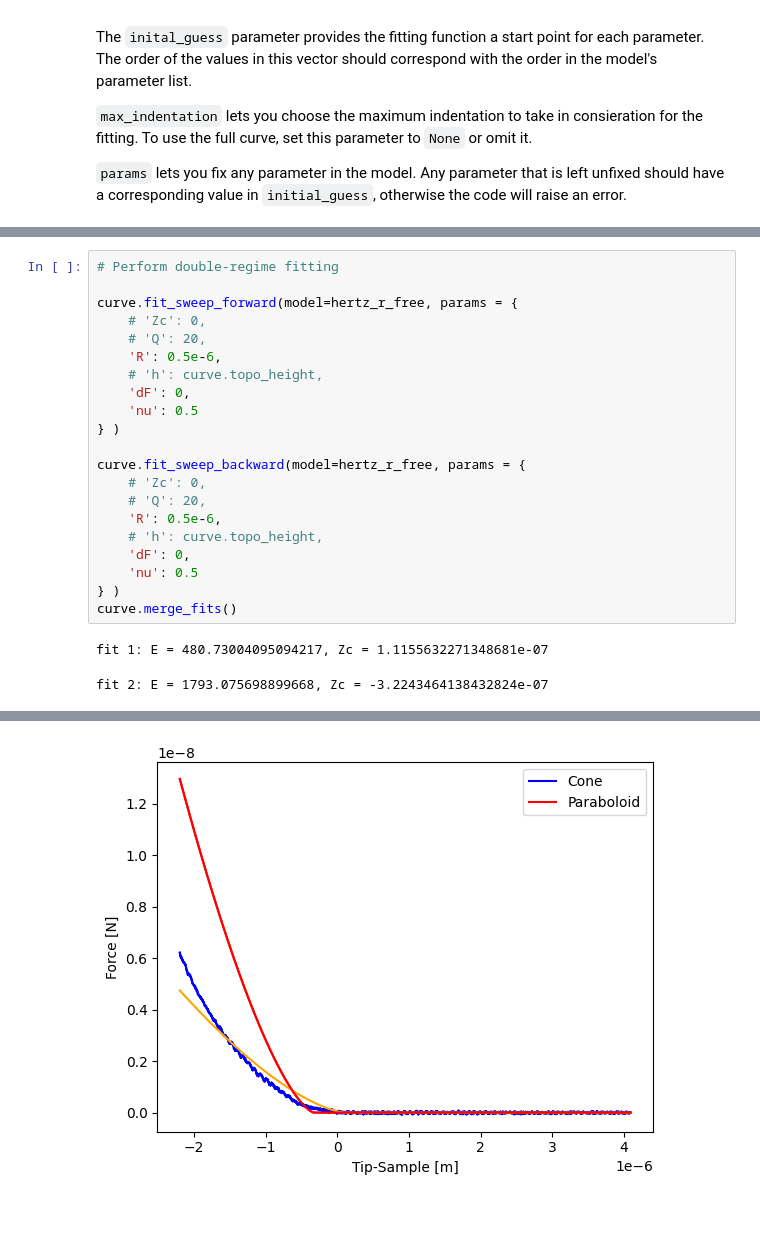
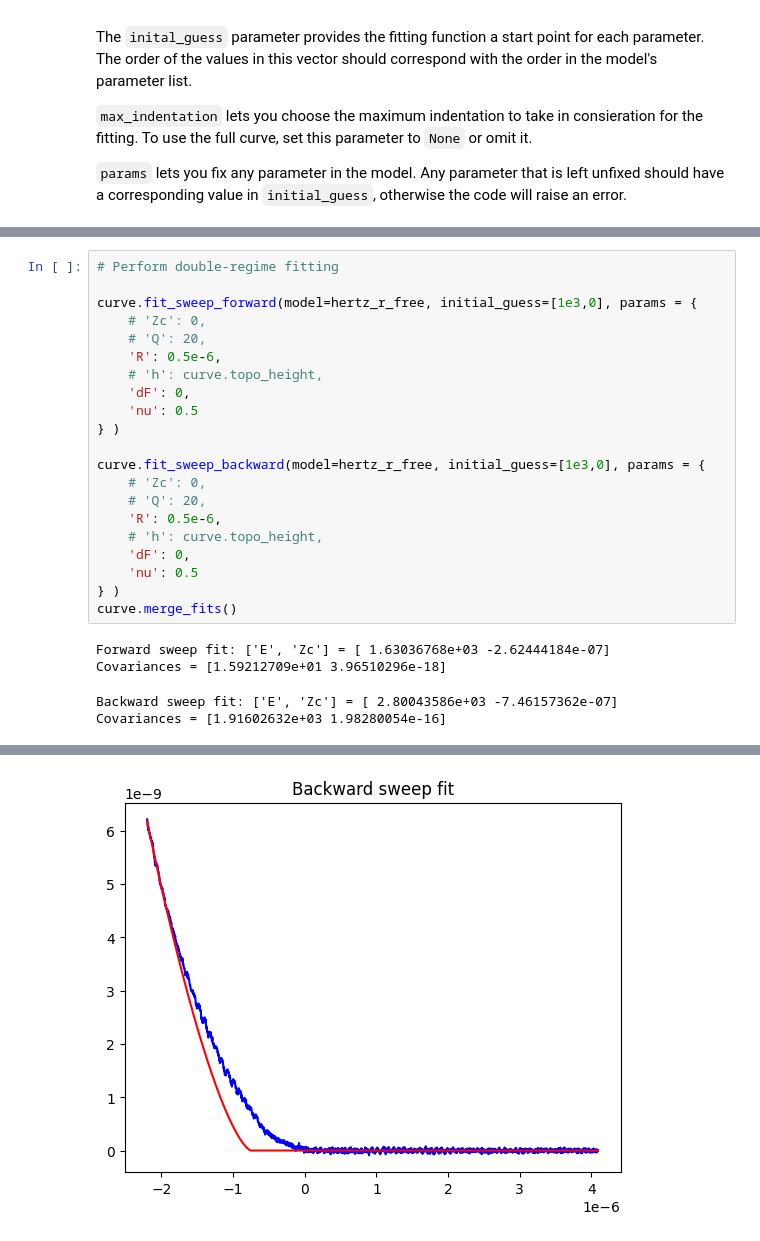
Before and after one commit to mcanoibec/mechanical_tool, a Jupyter notebook: main.ipynb, the cells around one changed output, grey strips where cells are left out. Cells and saved outputs as stored; diff of their text form; blank space fills up the shorter version.

Commit message:
Fixed errors in fit sweep functions

```diff
--- a/main.ipynb
+++ b/main.ipynb
@@ -149,7 +149,7 @@ curve.fit(model=hertz_r_free, initial_guess=[1e3,0], max_indentation=None, param
 # %%
 # Perform double-regime fitting
 
-curve.fit_sweep_forward(model=hertz_r_free, params = {
+curve.fit_sweep_forward(model=hertz_r_free, initial_guess=[1e3,0], params = {
     # 'Zc': 0,
     # 'Q': 20,
     'R': 0.5e-6,
@@ -158,7 +158,7 @@ curve.fit_sweep_forward(model=hertz_r_free, params = {
     'nu': 0.5
 } )
 
-curve.fit_sweep_backward(model=hertz_r_free, params = {
+curve.fit_sweep_backward(model=hertz_r_free, initial_guess=[1e3,0], params = {
     # 'Zc': 0,
     # 'Q': 20,
     'R': 0.5e-6,
@@ -168,5 +168,7 @@ curve.fit_sweep_backward(model=hertz_r_free, params = {
 } )
 curve.merge_fits()
 # %% [output]
-fit 1: E = 480.73004095094217, Zc = 1.1155632271348681e-07
+Forward sweep fit: ['E', 'Zc'] = [ 1.63036768e+03 -2.62444184e-07]
+Covariances = [1.59212709e+01 3.96510296e-18]
-fit 2: E = 1793.075698899668, Zc = -3.2243464138432824e-07
+Backward sweep fit: ['E', 'Zc'] = [ 2.80043586e+03 -7.46157362e-07]
+Covariances = [1.91602632e+03 1.98280054e-16]
@@ -176 +178 @@ fit 2: E = 1793.075698899668, Zc = -3.2243464138432824e-07
-[figure, old version]
+[figure, new version]
```
Also changed, not shown: parts of 2 cells of this notebook, 2 other files.
